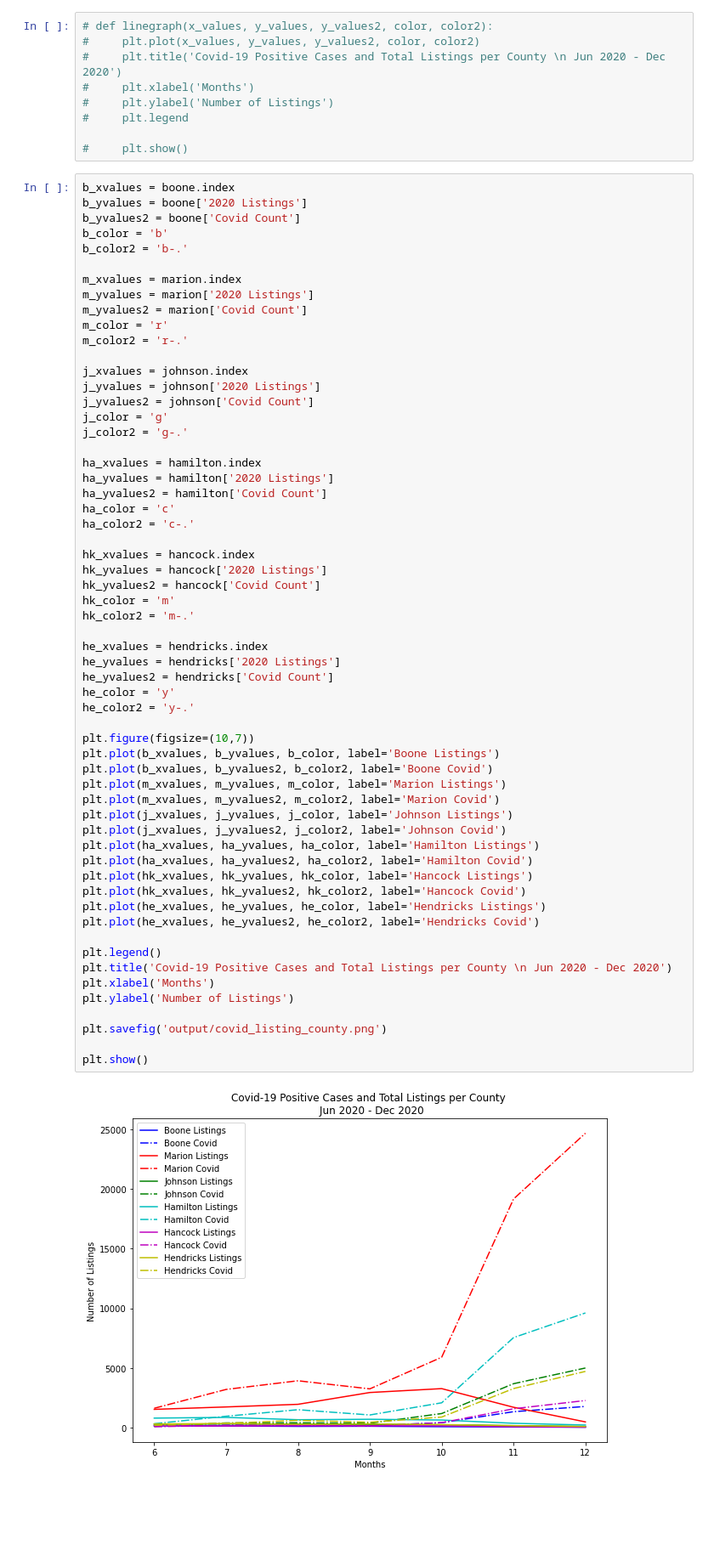
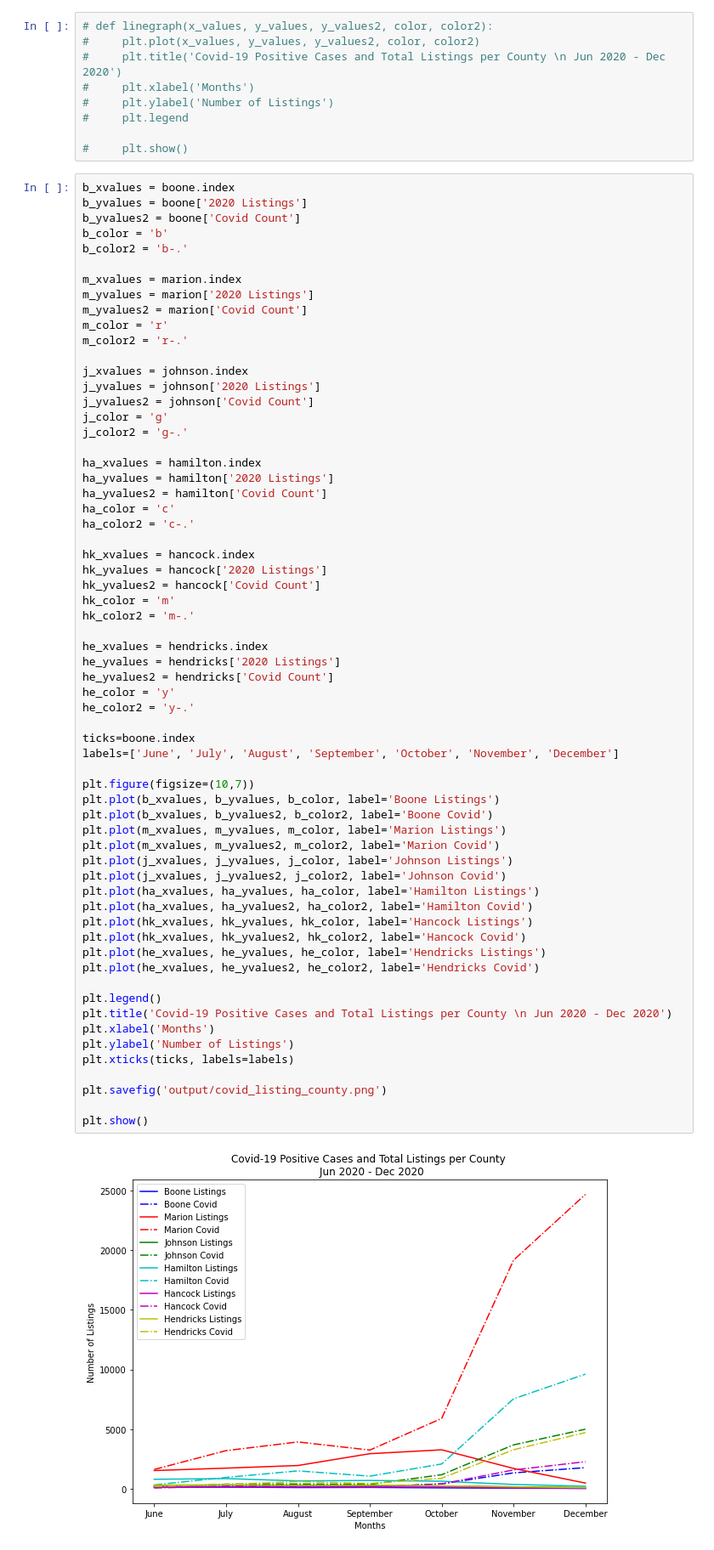
Before and after one commit to c-kleerun/COVID-Housing-Comparison, a Jupyter notebook: Covid-Housing-Analysis.ipynb, the cells around one changed output. Shown: that part at 85% size. Drawn from its saved outputs; the diff is of its cells as text; blank space fills up the shorter version.

```diff
--- a/Covid-Housing-Analysis.ipynb
+++ b/Covid-Housing-Analysis.ipynb
@@ -343,31 +371,35 @@ hk_color2 = 'm-.'
 
 he_xvalues = hendricks.index
 he_yvalues = hendricks['2020 Listings']
 he_yvalues2 = hendricks['Covid Count']
 he_color = 'y'
 he_color2 = 'y-.'
 
+ticks=boone.index
+labels=['June', 'July', 'August', 'September', 'October', 'November', 'December']
+
 plt.figure(figsize=(10,7))
 plt.plot(b_xvalues, b_yvalues, b_color, label='Boone Listings')
 plt.plot(b_xvalues, b_yvalues2, b_color2, label='Boone Covid')
 plt.plot(m_xvalues, m_yvalues, m_color, label='Marion Listings')
 plt.plot(m_xvalues, m_yvalues2, m_color2, label='Marion Covid')
 plt.plot(j_xvalues, j_yvalues, j_color, label='Johnson Listings')
 plt.plot(j_xvalues, j_yvalues2, j_color2, label='Johnson Covid')
 plt.plot(ha_xvalues, ha_yvalues, ha_color, label='Hamilton Listings')
 plt.plot(ha_xvalues, ha_yvalues2, ha_color2, label='Hamilton Covid')
 plt.plot(hk_xvalues, hk_yvalues, hk_color, label='Hancock Listings')
 plt.plot(hk_xvalues, hk_yvalues2, hk_color2, label='Hancock Covid')
 plt.plot(he_xvalues, he_yvalues, he_color, label='Hendricks Listings')
 plt.plot(he_xvalues, he_yvalues2, he_color2, label='Hendricks Covid')
 
 plt.legend()
 plt.title('Covid-19 Positive Cases and Total Listings per County \n Jun 2020 - Dec 2020')
 plt.xlabel('Months')
 plt.ylabel('Number of Listings')
+plt.xticks(ticks, labels=labels)
 
 plt.savefig('output/covid_listing_county.png')
 
 plt.show()
 # %% [output]
-[figure, old version]
+[figure, new version]
```
Also changed, not shown: parts of 4 cells of this notebook, 4 other files.
